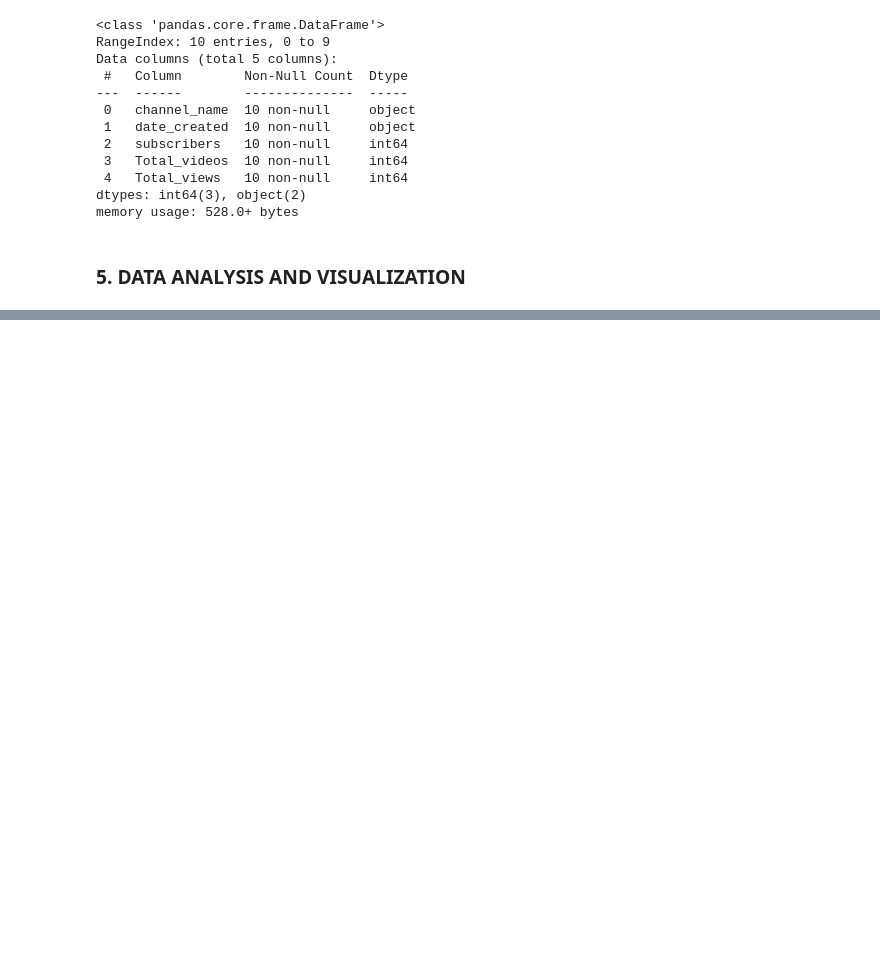
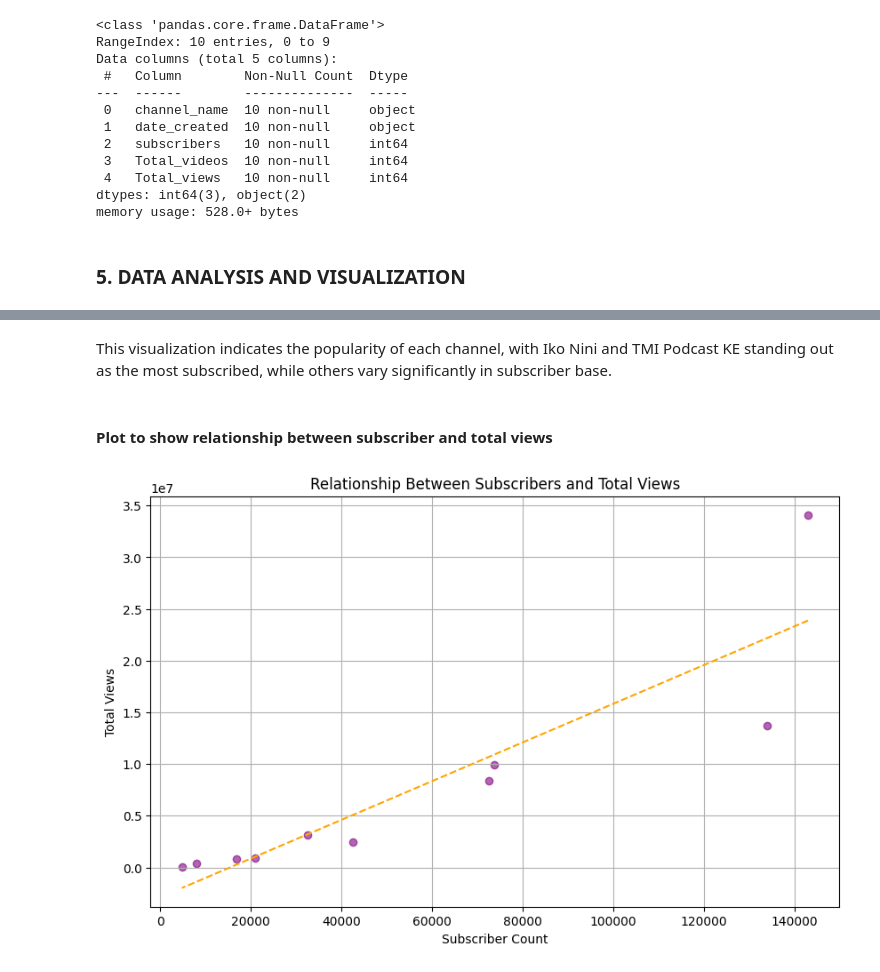
Before and after one commit to monicahatis/Kenya-Podcast-analysis, a Jupyter notebook: podcasts.ipynb, the cells around one changed output, grey strips where cells are left out. Saved outputs shown, nothing was run; the diff lists cells and outputs as text; code cells hidden in the pictures; blank space fills up the shorter version.

```diff
--- a/podcasts.ipynb
+++ b/podcasts.ipynb
@@ -191,0 +225,22 @@ memory usage: 528.0+ bytes
+# %% [markdown]
+This visualization indicates the popularity of each channel, with Iko Nini and TMI Podcast KE standing out as the most subscribed, while others vary significantly in subscriber base.
+# %% [markdown]
+#### Plot to show relationship between subscriber and total views
+# %%
+# Plotting
+plt.figure(figsize=(10, 6))
+plt.scatter(df['subscribers'], df['Total_views'], color='purple', alpha=0.6)
+
+# Adding a trend line
+m, b = np.polyfit(df['subscribers'], df['Total_views'], 1)  # Linear fit
+plt.plot(df['subscribers'], m * df['subscribers'] + b, color='orange', linestyle='--')
+
+# Formatting
+plt.title("Relationship Between Subscribers and Total Views")
+plt.xlabel("Subscriber Count")
+plt.ylabel("Total Views")
+plt.grid(True)
+
+plt.show()
+# %% [output]
+[figure, added]
```
Also changed, not shown: parts of 27 cells of this notebook.
